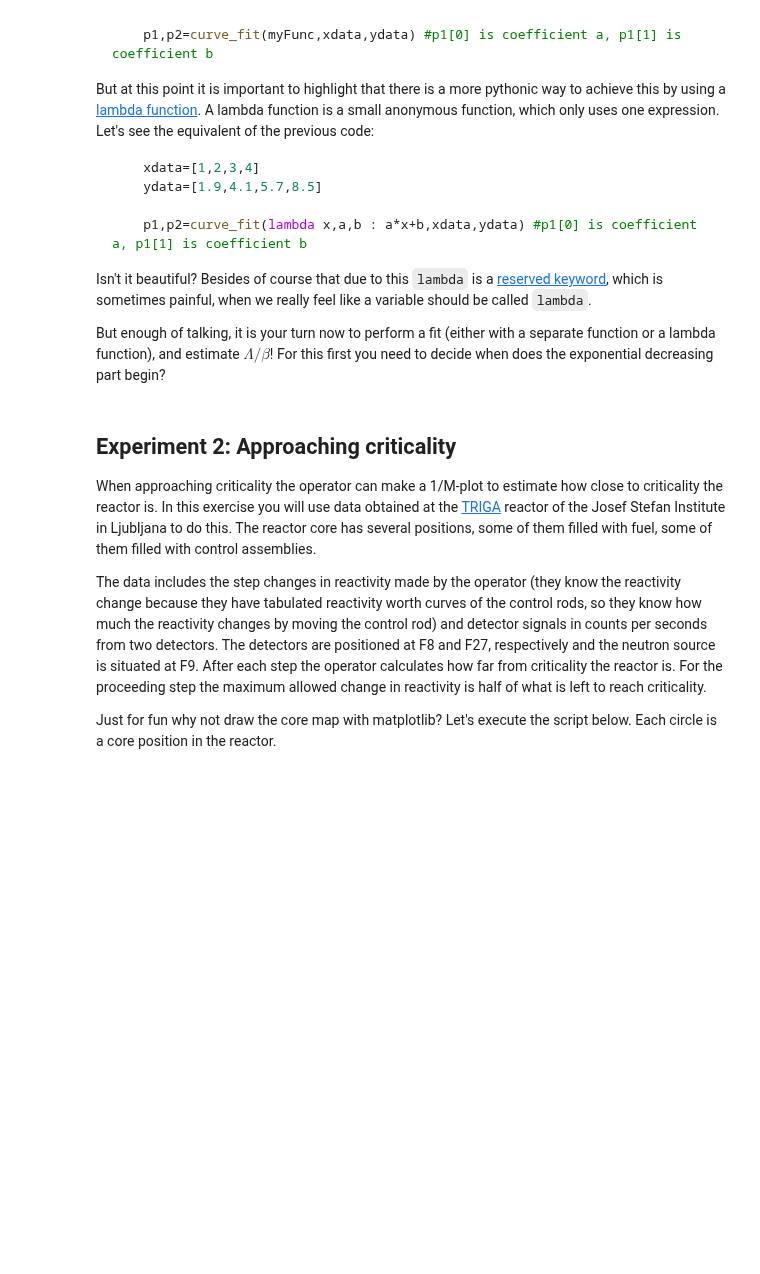
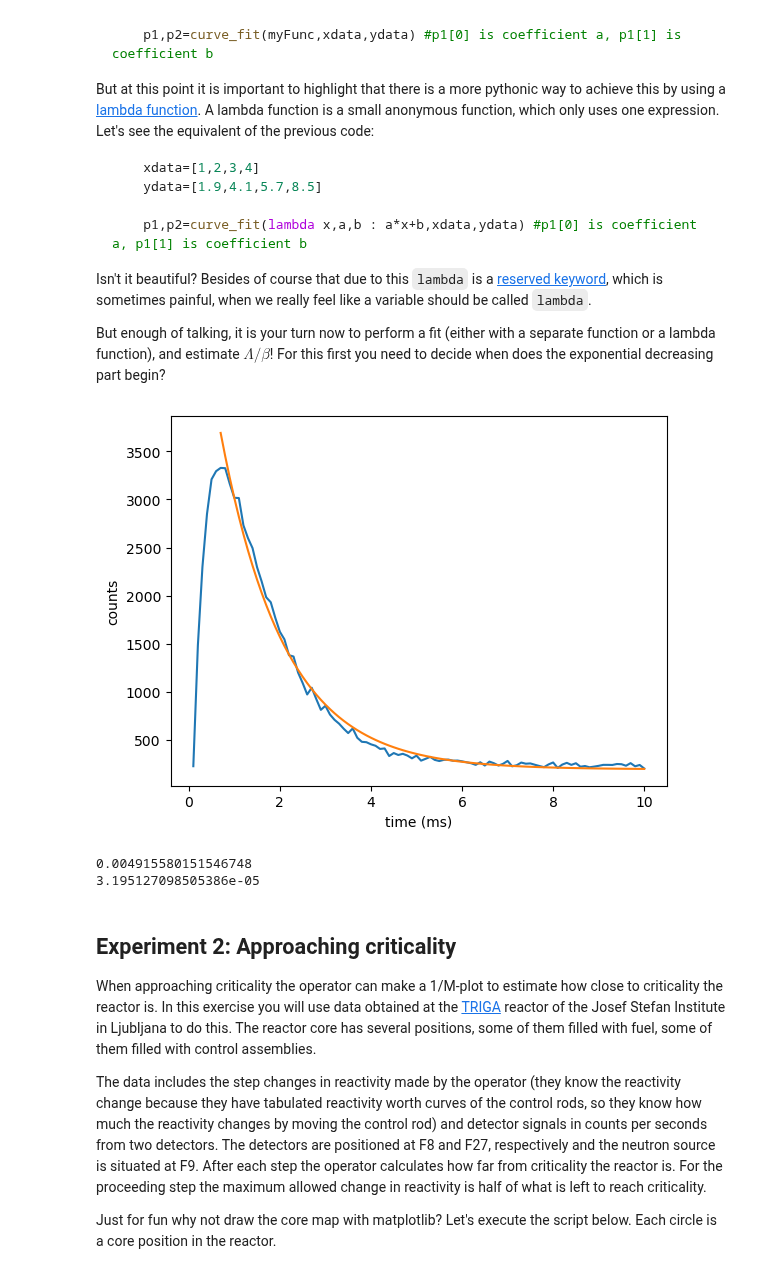
Before and after one commit to sewerininc/poetry_envs, a Jupyter notebook: reaktorfysik/RFP/Datalabs/Datalab09/9-SubcriticalSystems.ipynb, the cells around one changed output. Drawn from its saved outputs; the diff is of its cells as text; code cells hidden in the pictures; blank space fills up the shorter version.

```diff
--- a/reaktorfysik/RFP/Datalabs/Datalab09/9-SubcriticalSystems.ipynb
+++ b/reaktorfysik/RFP/Datalabs/Datalab09/9-SubcriticalSystems.ipynb
@@ -32,7 +32,11 @@ where $\beta$ is the total delayed neutron fraction. There is also an other inte
 
 Let's assume that we have performed a measurement in a subcritical reactor. The period of the neutron pulses is T=10 ms, and the detector records the counts in every dt = 100 $\mu s$. We observed the following counts in the detector in the consecutive time bins following a pulse.
 # %%
-counts=[223,1482,2298,2849,3210,3295,3329,3326,3163,3018,3015,2731,2598,2494,2294,2147,1982,1930,1768,1623,1544,1379,1365,1198,1090,970,1040,922,810,852,761,706,666,614,568,616,519,477,473,451,436,403,408,329,360,340,352,334,305,333,281,300,320,289,277,289,292,280,282,274,264,254,237,264,230,271,254,230,248,278,222,233,261,249,252,238,225,213,242,262,205,240,258,237,254,218,225,212,219,227,237,237,236,246,244,228,255,222,236,199]
+counts=[223,1482,2298,2849,3210,3295,3329,3326,3163,3018,3015,2731,2598,2494,2294,2147,1982,1930,1768,1623
+        ,1544,1379,1365,1198,1090,970,1040,922,810,852,761,706,666,614,568,616,519,477,473,451,436,403,408
+        ,329,360,340,352,334,305,333,281,300,320,289,277,289,292,280,282,274,264,254,237,264,230,271,254,230
+        ,248,278,222,233,261,249,252,238,225,213,242,262,205,240,258,237,254,218,225,212,219,227,237,237,236
+        ,246,244,228,255,222,236,199]
 # %% [markdown]
 Let's plot this data after creating the time array based on the information on our detector time resolution
 # %%
@@ -52,11 +58,14 @@ Now we will calculate the area under the curve for the prompt and the delayed co
 2. Evaluate the delayed contribution. For this you can "fit" a constant to the tail. There are several ways to do this, one possibility is to take the `np.mean()` of the last few counts, and just multiply this value with the total measurement time.
 3. Finally, from 1. and 2. you can calculate the prompt contribution.
 # %%
-Apd=#use numerical integration to calculate the prompt+delayed contribution
+Apd = np.trapz(counts, T)
+#use numerical integration to calculate the prompt+delayed contribution
 
-Ad=#calculate the delayed contribution
+Ad = np.mean(counts[-20:]) * max(T)
+#calculate the delayed contribution
 
-Ap=#calculate the prompt contribution
+Ap = Apd - Ad
+#calculate the prompt contribution
 
-rhoDollar=-Ap/Ad
+rhoDollar = - Ap / Ad
 print('Reactivity is %.2f $'%rhoDollar)
@@ -104,23 +117,36 @@ But enough of talking, it is your turn now to perform a fit (either with a separ
 # %%
 from scipy.optimize import curve_fit
 
-p1,p2=#use curve_fit()
+def ex_drop(x, alpha, C1, C2):
+    return C1*np.exp(alpha*x) + C2
+
+index_start_from = counts.index(max(counts))
+
+p1,p2 = curve_fit(ex_drop,T[index_start_from:], counts[index_start_from:])
 
 
 plt.figure()
 plt.plot(T*1000,counts)
+
+ys = [ex_drop(time, p1[0], p1[1], p1[2]) for time in T[index_start_from:]]
+plt.plot(T[index_start_from:] * 1000, ys)
 #plot the fit based on the coefficients in p1
 plt.xlabel('time (ms)')
 plt.ylabel('counts')
 plt.show()
 
 
-LambdaBeta=#Calculate Lambda/beta
+LambdaBeta= 1 / p1[0] * (rho / beta -1)
+#Calculate Lambda/beta
 
 print(LambdaBeta)
 
 #just to check the order of magnitude of the generation time we can use our previous beta value here
 print(LambdaBeta*beta)
+# %% [output]
+[figure, added]
+0.004915580151546748
+3.195127098505386e-05
 # %% [markdown]
 ## Experiment 2: Approaching criticality
 
```
Also changed, not shown: parts of 12 cells of this notebook, 1 other file.
